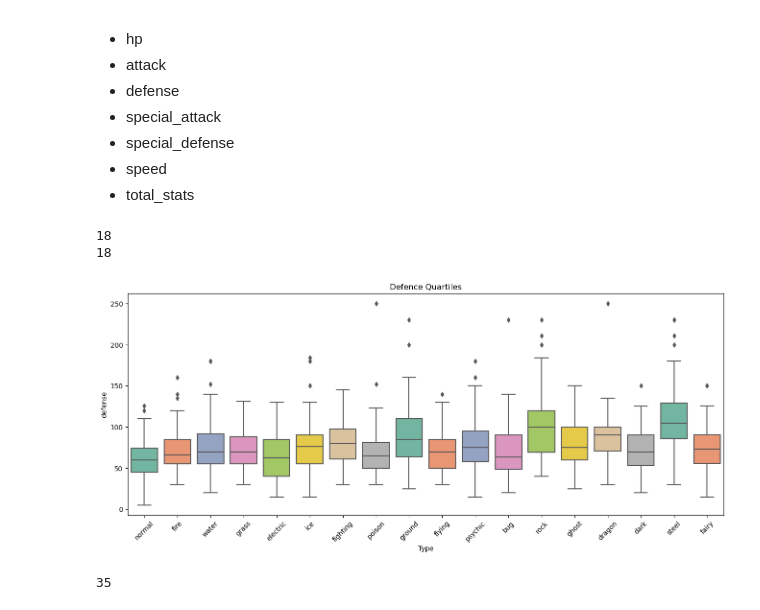
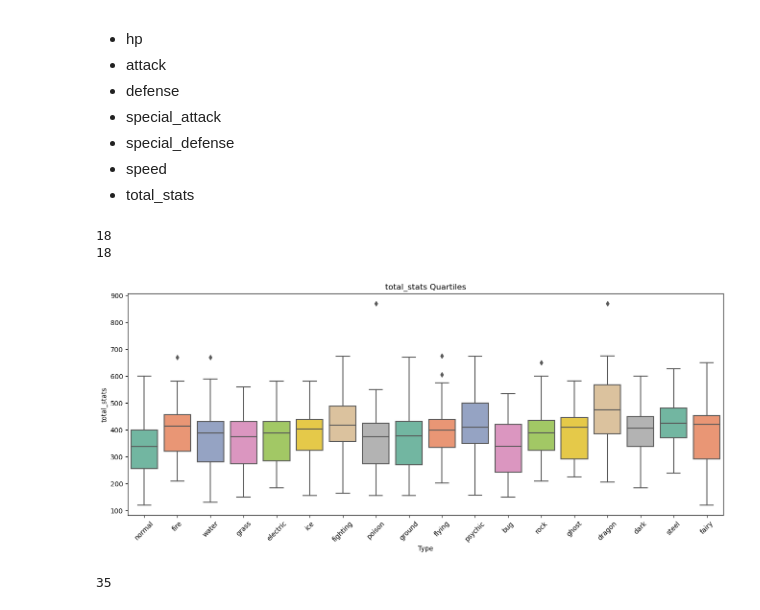
Before and after one commit to MaterDev/Python_Jupyter_Experiments, a Jupyter notebook: projects/01_poke_data/main.ipynb, the cells around one changed output. Saved outputs shown, nothing was run; the diff lists cells and outputs as text; code cells hidden in the pictures.

```diff
--- a/projects/01_poke_data/main.ipynb
+++ b/projects/01_poke_data/main.ipynb
@@ -228,7 +228,7 @@ def compare_quartiles(stat = 'attack'):
 
     plt.figure(figsize=(16, 6))
     sns.boxplot(data=allSets, palette='Set2')
-    plt.title('Defence Quartiles')
+    plt.title(f'{stat} Quartiles')
     plt.xlabel('Type')
     plt.ylabel(stat)
 
@@ -271,12 +271,12 @@ def compare_quartiles(stat = 'attack'):
 # %%
 # take user input and store in a vairable called statToCompare
 # statToCompare = input('Which stat do you want to compare? ')
 
-compare_quartiles('defense')
+compare_quartiles('total_stats')
 # %% [output]
 18
 18
-[figure, old version]
+[figure, new version]
 # %%
 pikachu = poke_df[poke_df['name'] == 'pikachu'].drop(['id', 'type1', 'type2', 'total_stats'], axis=1)
 
```
